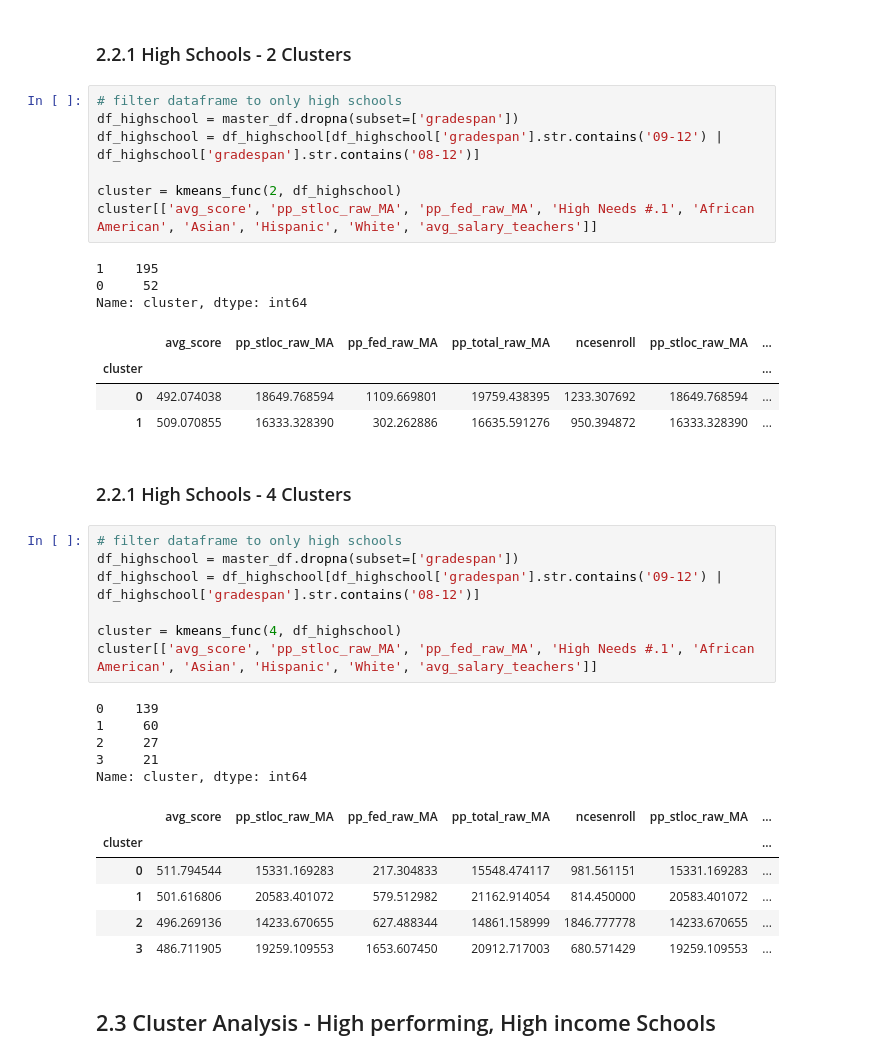
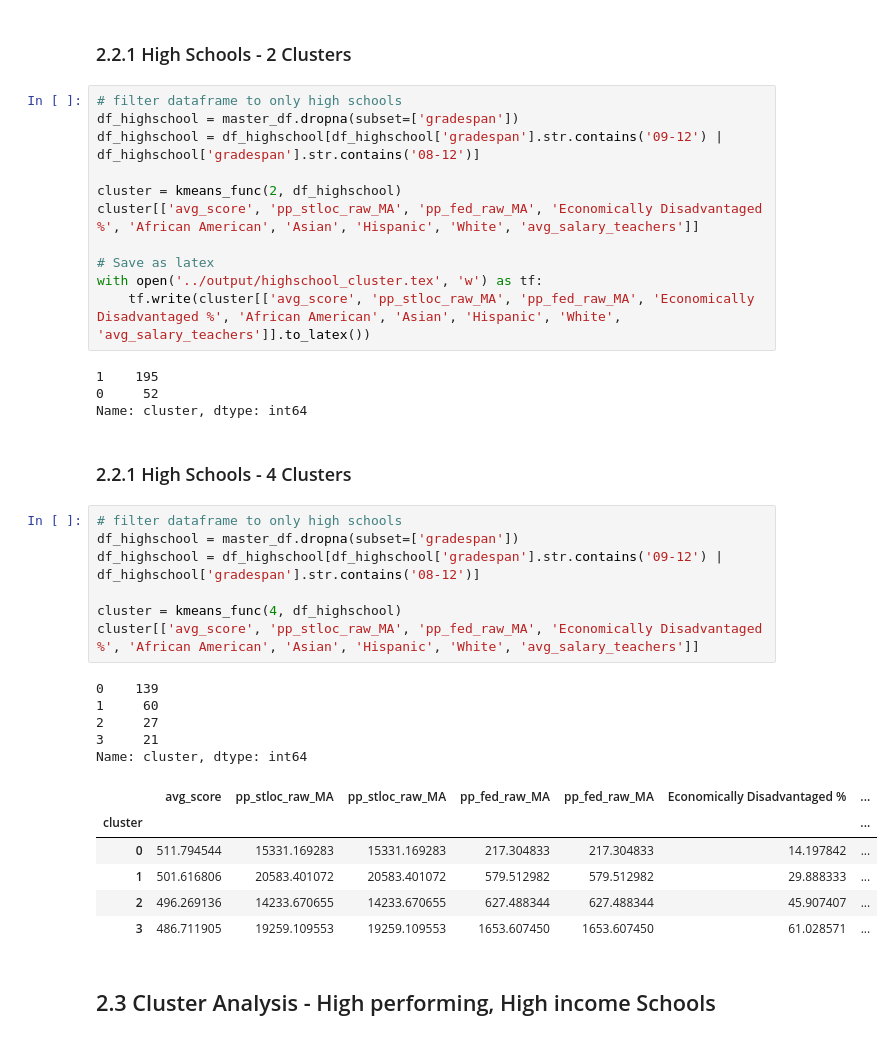
Before and after one commit to alexcraig043/qss-20-final-project, a Jupyter notebook: src/code/02_cluster_analysis.ipynb, the cells around one changed output. Saved outputs shown, nothing was run; the diff lists cells and outputs as text.

```diff
--- a/src/code/02_cluster_analysis.ipynb
+++ b/src/code/02_cluster_analysis.ipynb
@@ -118,36 +118,36 @@ df_highschool = master_df.dropna(subset=['gradespan'])
 df_highschool = df_highschool[df_highschool['gradespan'].str.contains('09-12') | df_highschool['gradespan'].str.contains('08-12')]
 
 cluster = kmeans_func(2, df_highschool)
-cluster[['avg_score', 'pp_stloc_raw_MA', 'pp_fed_raw_MA', 'High Needs #.1', 'African American', 'Asian', 'Hispanic', 'White', 'avg_salary_teachers']]
+cluster[['avg_score', 'pp_stloc_raw_MA', 'pp_fed_raw_MA', 'Economically Disadvantaged %', 'African American', 'Asian', 'Hispanic', 'White', 'avg_salary_teachers']]
+
+# Save as latex
+with open('../output/highschool_cluster.tex', 'w') as tf:
+    tf.write(cluster[['avg_score', 'pp_stloc_raw_MA', 'pp_fed_raw_MA', 'Economically Disadvantaged %', 'African American', 'Asian', 'Hispanic', 'White', 'avg_salary_teachers']].to_latex())
 # %% [output]
 1    195
 0     52
 Name: cluster, dtype: int64
-|  | avg_score | pp_stloc_raw_MA | pp_fed_raw_MA | pp_total_raw_MA | ncesenroll | pp_stloc_raw_MA | ... |
-| cluster |  |  |  |  |  |  | ... |
-| 0 | 492.074038 | 18649.768594 | 1109.669801 | 19759.438395 | 1233.307692 | 18649.768594 | ... |
-| 1 | 509.070855 | 16333.328390 | 302.262886 | 16635.591276 | 950.394872 | 16333.328390 | ... |
 # %% [markdown]
 ### 2.2.1 High Schools - 4 Clusters
 # %%
 # filter dataframe to only high schools
 df_highschool = master_df.dropna(subset=['gradespan'])
 df_highschool = df_highschool[df_highschool['gradespan'].str.contains('09-12') | df_highschool['gradespan'].str.contains('08-12')]
 
 cluster = kmeans_func(4, df_highschool)
-cluster[['avg_score', 'pp_stloc_raw_MA', 'pp_fed_raw_MA', 'High Needs #.1', 'African American', 'Asian', 'Hispanic', 'White', 'avg_salary_teachers']]
+cluster[['avg_score', 'pp_stloc_raw_MA', 'pp_fed_raw_MA', 'Economically Disadvantaged %', 'African American', 'Asian', 'Hispanic', 'White', 'avg_salary_teachers']]
 # %% [output]
 0    139
 1     60
 2     27
 3     21
 Name: cluster, dtype: int64
-|  | avg_score | pp_stloc_raw_MA | pp_fed_raw_MA | pp_total_raw_MA | ncesenroll | pp_stloc_raw_MA | ... |
+|  | avg_score | pp_stloc_raw_MA | pp_stloc_raw_MA | pp_fed_raw_MA | pp_fed_raw_MA | Economically Disadvantaged % | ... |
 | cluster |  |  |  |  |  |  | ... |
-| 0 | 511.794544 | 15331.169283 | 217.304833 | 15548.474117 | 981.561151 | 15331.169283 | ... |
-| 1 | 501.616806 | 20583.401072 | 579.512982 | 21162.914054 | 814.450000 | 20583.401072 | ... |
-| 2 | 496.269136 | 14233.670655 | 627.488344 | 14861.158999 | 1846.777778 | 14233.670655 | ... |
-| 3 | 486.711905 | 19259.109553 | 1653.607450 | 20912.717003 | 680.571429 | 19259.109553 | ... |
+| 0 | 511.794544 | 15331.169283 | 15331.169283 | 217.304833 | 217.304833 | 14.197842 | ... |
+| 1 | 501.616806 | 20583.401072 | 20583.401072 | 579.512982 | 579.512982 | 29.888333 | ... |
+| 2 | 496.269136 | 14233.670655 | 14233.670655 | 627.488344 | 627.488344 | 45.907407 | ... |
+| 3 | 486.711905 | 19259.109553 | 19259.109553 | 1653.607450 | 1653.607450 | 61.028571 | ... |
 # %% [markdown]
 ## 2.3 Cluster Analysis - High performing, High income Schools
 # %% [markdown]
```
Also changed, not shown: parts of 6 cells of this notebook, 5 other files.
